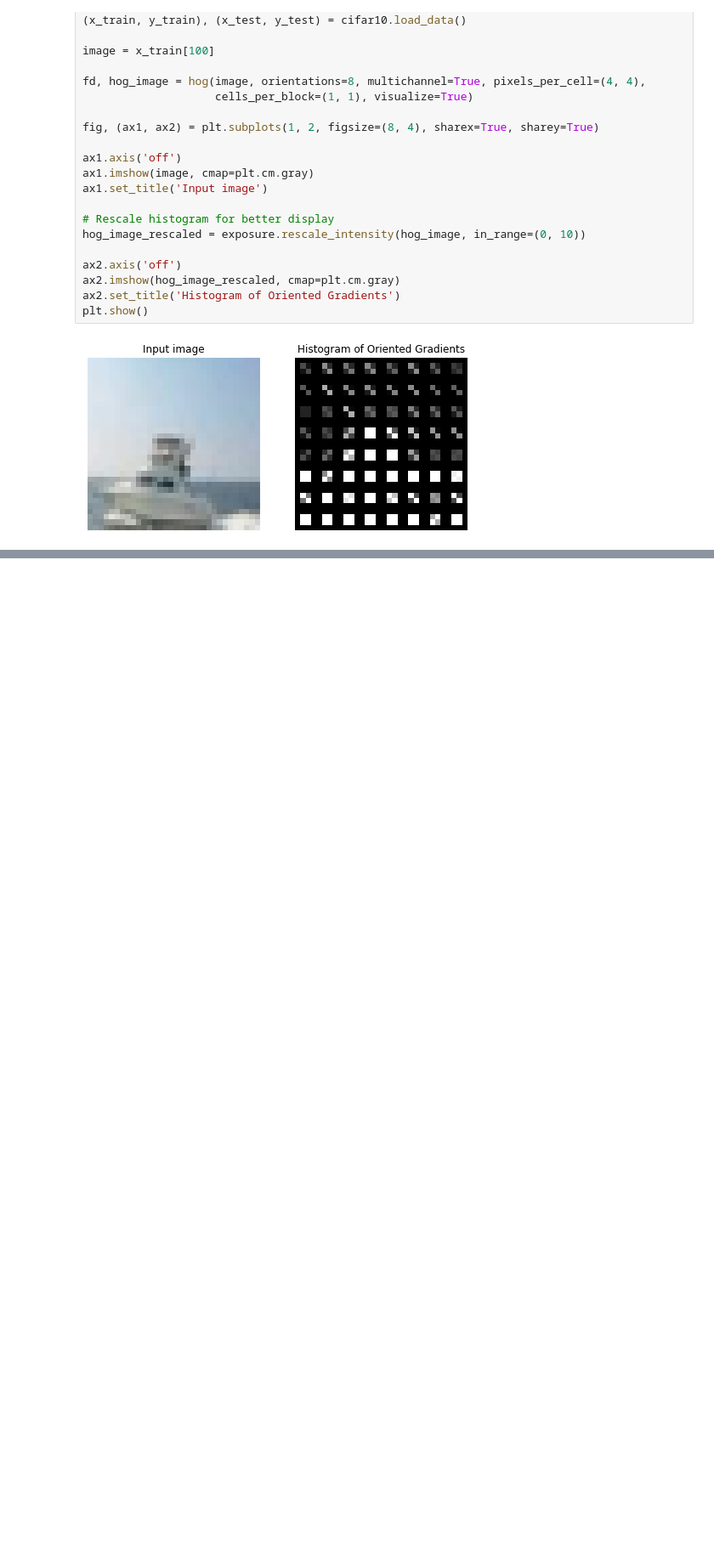
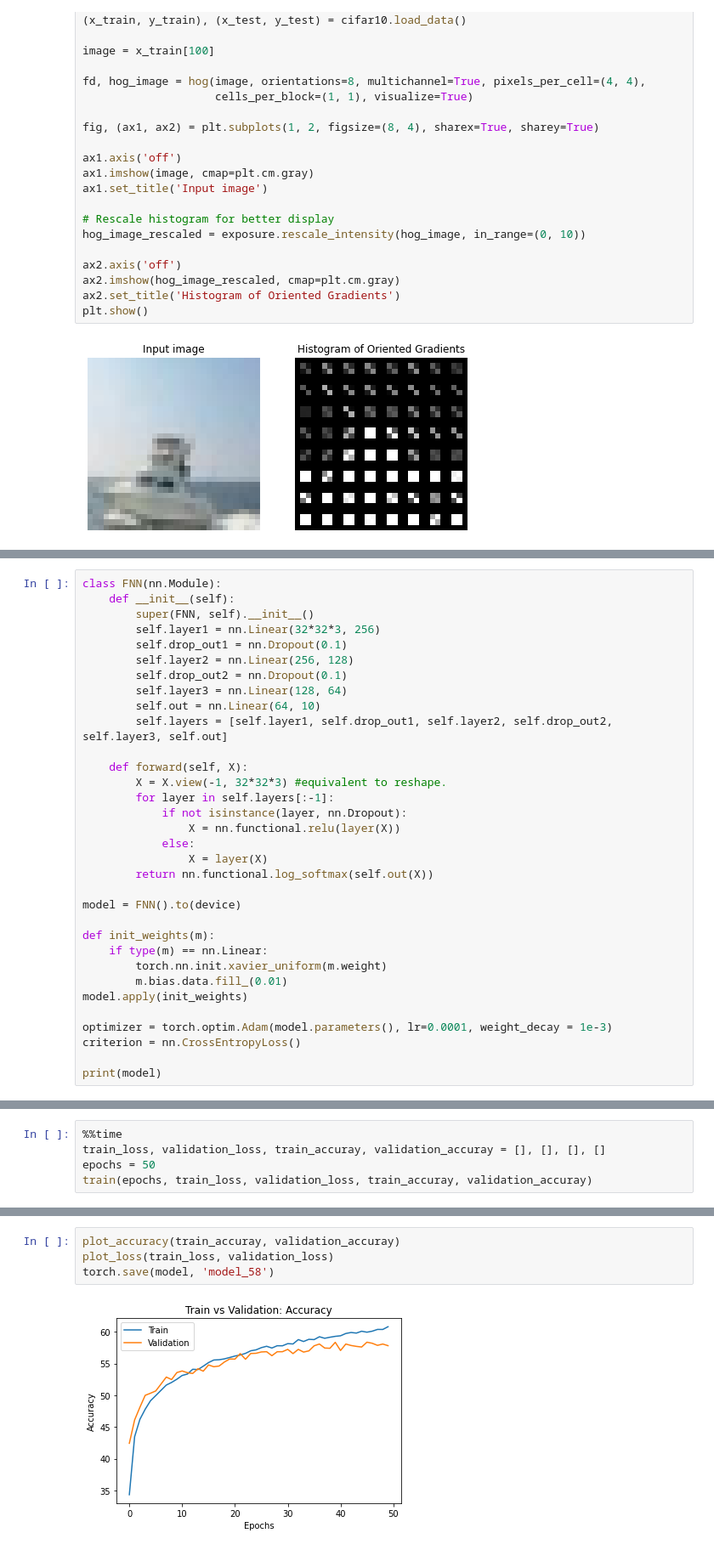
Before and after one commit to ms03831/nn-HoG-classification-CIFAR10, a Jupyter notebook: classification_cifar10.ipynb, the cells around one changed output, grey strips where cells are left out. Shown: that part at 85% size. Drawn from its saved outputs; the diff is of its cells as text; blank space fills up the shorter version.

Commit message:
Added Neural network models; mlp and cnn in pytorch; vgg16 using keras

```diff
--- a/classification_cifar10.ipynb
+++ b/classification_cifar10.ipynb
@@ -195,0 +291,33 @@ model.score(test_features, y_test)
+# %%
+class FNN(nn.Module):
+    def __init__(self):
+        super(FNN, self).__init__()
+        self.layer1 = nn.Linear(32*32*3, 256)
+        self.drop_out1 = nn.Dropout(0.1)
+        self.layer2 = nn.Linear(256, 128)
+        self.drop_out2 = nn.Dropout(0.1)
+        self.layer3 = nn.Linear(128, 64)
+        self.out = nn.Linear(64, 10)
+        self.layers = [self.layer1, self.drop_out1, self.layer2, self.drop_out2, self.layer3, self.out]
+
+    def forward(self, X):
+        X = X.view(-1, 32*32*3) #equivalent to reshape.
+        for layer in self.layers[:-1]:
+            if not isinstance(layer, nn.Dropout):
+                X = nn.functional.relu(layer(X))
+            else:
+                X = layer(X)
+        return nn.functional.log_softmax(self.out(X))
+
+model = FNN().to(device)
+
+def init_weights(m):
+    if type(m) == nn.Linear:
+        torch.nn.init.xavier_uniform(m.weight)
+        m.bias.data.fill_(0.01)
+model.apply(init_weights)
+
+optimizer = torch.optim.Adam(model.parameters(), lr=0.0001, weight_decay = 1e-3)
+criterion = nn.CrossEntropyLoss()
+
+print(model)
@@ -195,0 +379,5 @@ model.score(test_features, y_test)
+# %%
+%%time
+train_loss, validation_loss, train_accuray, validation_accuray = [], [], [], []
+epochs = 50
+train(epochs, train_loss, validation_loss, train_accuray, validation_accuray)
@@ -195,0 +402,6 @@ model.score(test_features, y_test)
+# %%
+plot_accuracy(train_accuray, validation_accuray)
+plot_loss(train_loss, validation_loss)
+torch.save(model, 'model_58')
+# %% [output]
+[figure, added]
```
Also changed, not shown: parts of 26 cells of this notebook.
